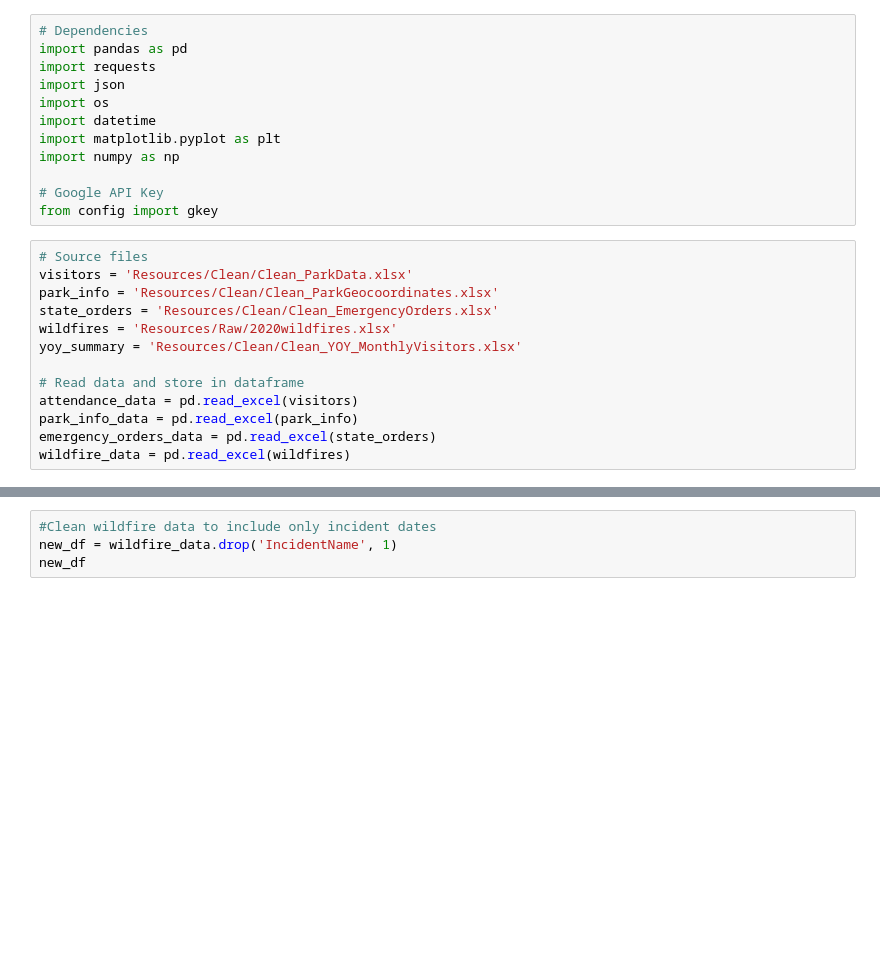
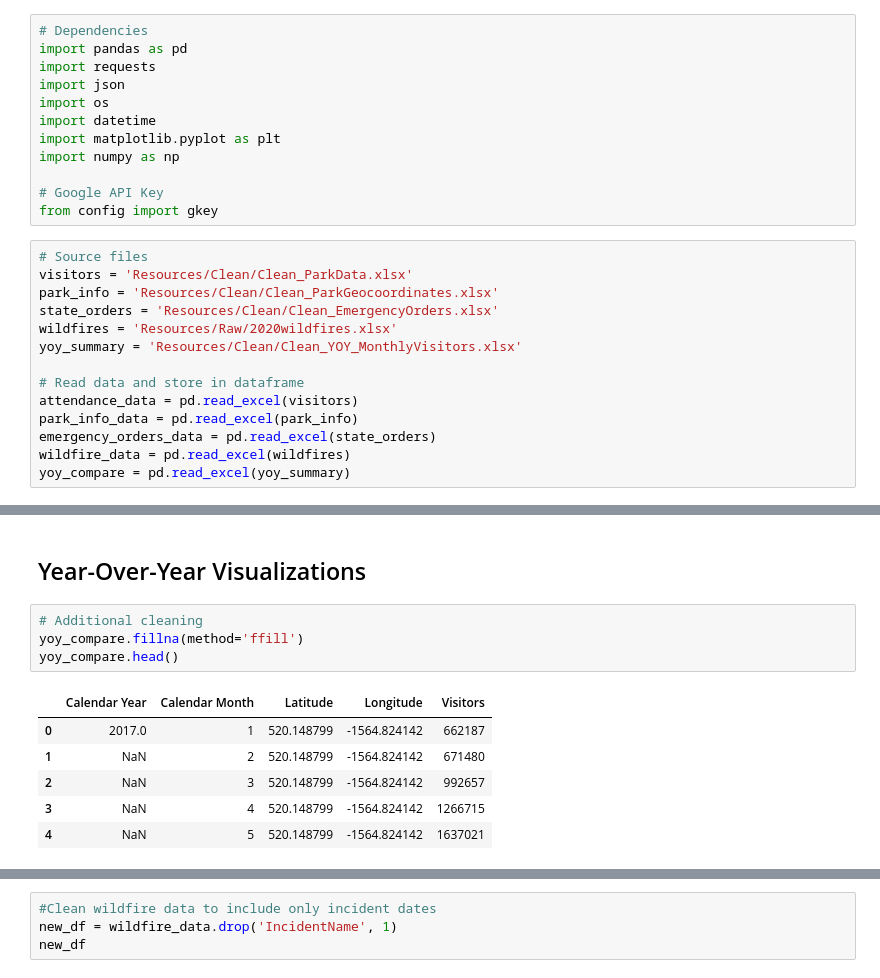
Before and after one commit to missymeyer/ProjectOne, a Jupyter notebook: ProjectOne_Visualizations.ipynb, the cells around one changed output, grey strips where cells are left out. Cells and saved outputs as stored; diff of their text form; blank space fills up the shorter version.

```diff
--- a/ProjectOne_Visualizations.ipynb
+++ b/ProjectOne_Visualizations.ipynb
@@ -25,3 +25,4 @@ attendance_data = pd.read_excel(visitors)
 park_info_data = pd.read_excel(park_info)
 emergency_orders_data = pd.read_excel(state_orders)
 wildfire_data = pd.read_excel(wildfires)
+yoy_compare = pd.read_excel(yoy_summary)
@@ -40,0 +45,13 @@ plt.show()
+# %% [markdown]
+## Year-Over-Year Visualizations
+# %%
+# Additional cleaning
+yoy_compare.fillna(method='ffill')
+yoy_compare.head()
+# %% [output]
+|  | Calendar Year | Calendar Month | Latitude | Longitude | Visitors |
+| 0 | 2017.0 | 1 | 520.148799 | -1564.824142 | 662187 |
+| 1 | NaN | 2 | 520.148799 | -1564.824142 | 671480 |
+| 2 | NaN | 3 | 520.148799 | -1564.824142 | 992657 |
+| 3 | NaN | 4 | 520.148799 | -1564.824142 | 1266715 |
+| 4 | NaN | 5 | 520.148799 | -1564.824142 | 1637021 |
```
Also changed, not shown: parts of 8 cells of this notebook, 3 other files.
